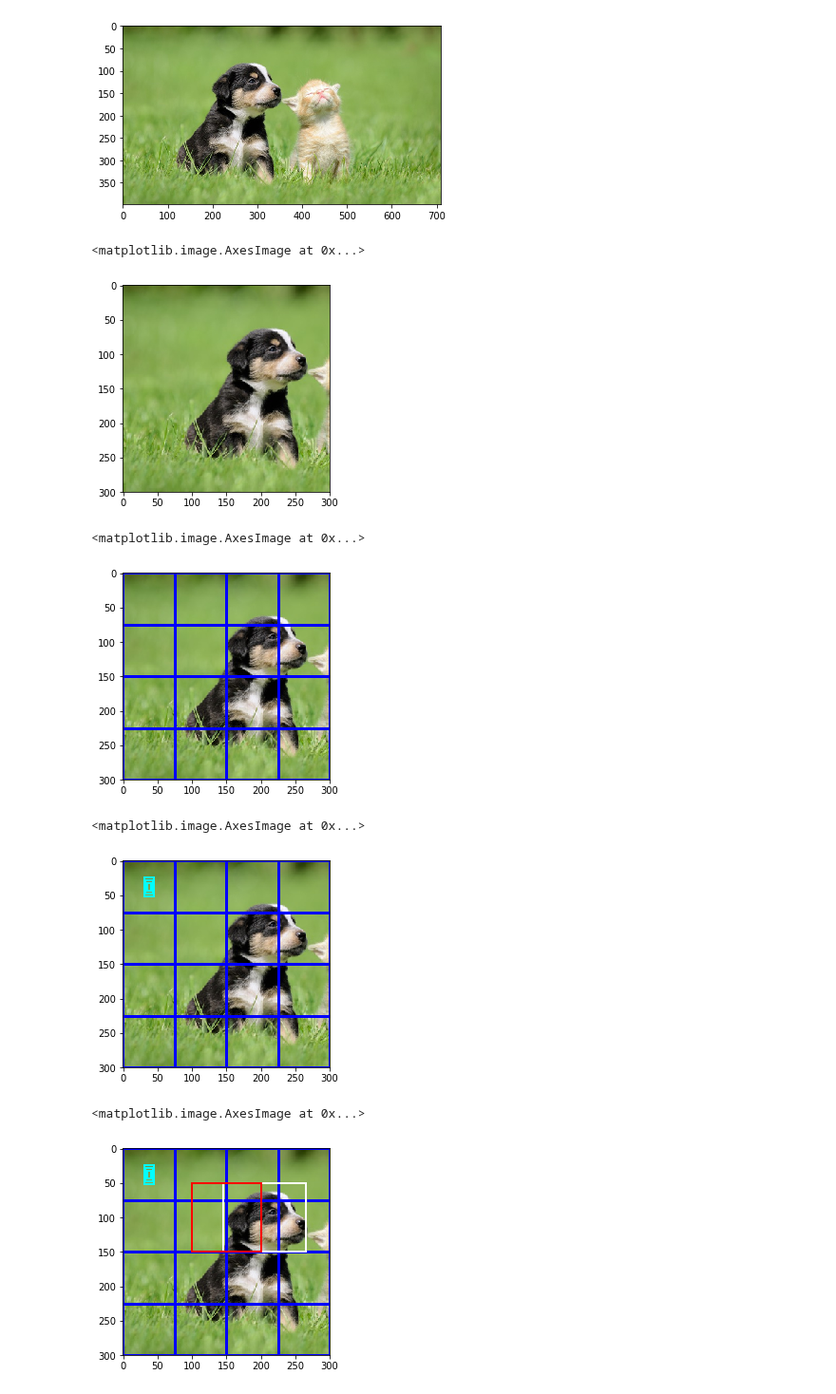
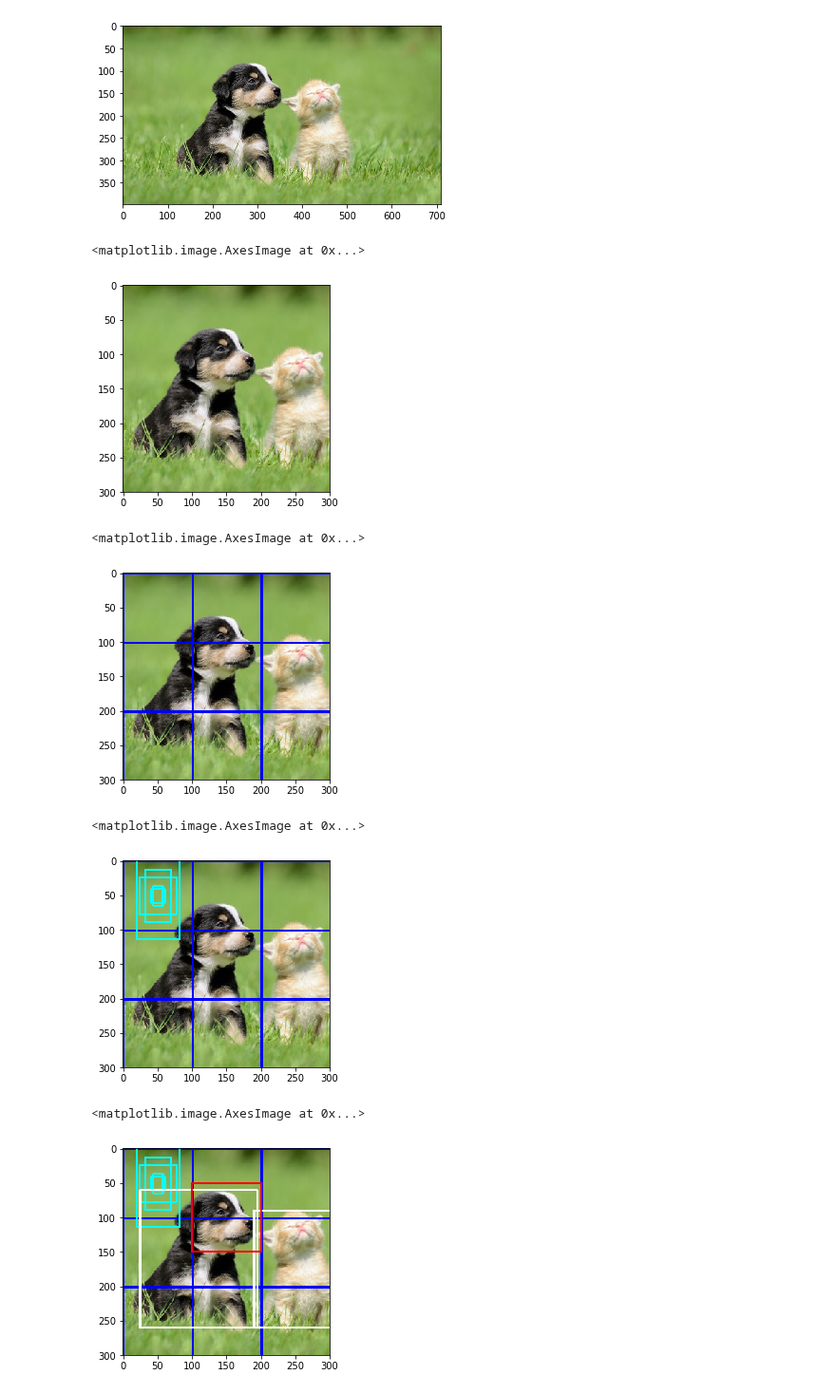
Before and after one commit to Rio114/practice, a Jupyter notebook: python_ML/practice_ssd.ipynb, the cells around one changed output. Shown at 95% size. Saved outputs shown, nothing was run; the diff lists cells and outputs as text; code cells hidden in the pictures.

```diff
--- a/python_ML/practice_ssd.ipynb
+++ b/python_ML/practice_ssd.ipynb
@@ -41,7 +41,7 @@ def generate_feature_maps(imgage_size=(300, 300), #(width, height)
     return feat_maps #(cx, cy, w, h)
 # %%
 def generate_scales(smin, smax, num_map):
-    return smin + (smax - smin) / (num_map - 1) * np.array([k - 1 for k in range(num_map)])
+    return smin + (smax - smin) / (num_map - 1) * np.array([k for k in range(num_map)])
 # %%
 def generate_default_boxes(feat_maps, aspects, scales):
     num_map = len(feat_maps)
@@ -106,7 +113,7 @@ plt.imshow(im_original)
 <matplotlib.image.AxesImage at 0x...>
 [figure]
 # %%
-x = 0
+x = 100
 y = 0
 w = min(im_original .shape[0:2])
 h = min(im_original .shape[0:2])
@@ -115,11 +122,12 @@ im = cv2.resize(im,(300,300))
 plt.imshow(im)
 # %% [output]
 <matplotlib.image.AxesImage at 0x...>
-[figure, old version]
+[figure, new version]
 # %%
+num_feat = 3
 feat_maps = generate_feature_maps(im.shape[0:2],
-                           div_width=4,
-                           div_height=4)
+                           div_width=num_feat,
+                           div_height=num_feat)
 color = (0, 0, 255)
 for b in feat_maps:
     rect = cvtToPos(b)
@@ -127,31 +135,33 @@ for b in feat_maps:
 plt.imshow(im)
 # %% [output]
 <matplotlib.image.AxesImage at 0x...>
-[figure, old version]
+[figure, new version]
 # %%
-scales = generate_scales(0.2, 0.9, 10)
+scales = generate_scales(0.2, 0.9, num_feat)
 aspects = [1/2, 1, 2]
 def_boxes = generate_default_boxes(feat_maps, aspects, scales)
 color = (0, 255, 255)
-for b in def_boxes.reshape([-1,4])[0:3]:
+for b in def_boxes.reshape([-1,4])[0:5]:
     rect = cvtToPos(b)
     cv2.rectangle(im, tuple(rect[0:2]), tuple(rect[2:4]), color, thickness=2)
 plt.imshow(im)
 # %% [output]
 <matplotlib.image.AxesImage at 0x...>
-[figure, old version]
+[figure, new version]
 # %%
 pred_box = np.array([[150, 100, 100, 100]])
-gt_box = np.array([[205, 100, 120, 100]])
+gt_box = np.array([[250, 175, 120, 170],
+                  [110,160,170,200]])
 
 color = (255, 255, 255)
-rect = cvtToPos(gt_box[0])
-cv2.rectangle(im, tuple(rect[0:2]), tuple(rect[2:4]), color, thickness=2)
+for b in gt_box:
+    rect = cvtToPos(b)
+    cv2.rectangle(im, tuple(rect[0:2]), tuple(rect[2:4]), color, thickness=2)
 color = (255, 0, 0)
 for b in pred_box:
     rect = cvtToPos(b)
     cv2.rectangle(im, tuple(rect[0:2]), tuple(rect[2:4]), color, thickness=2)
 plt.imshow(im)
 # %% [output]
 <matplotlib.image.AxesImage at 0x...>
-[figure, old version]
+[figure, new version]
```
Also changed, not shown: parts of 7 cells of this notebook.
